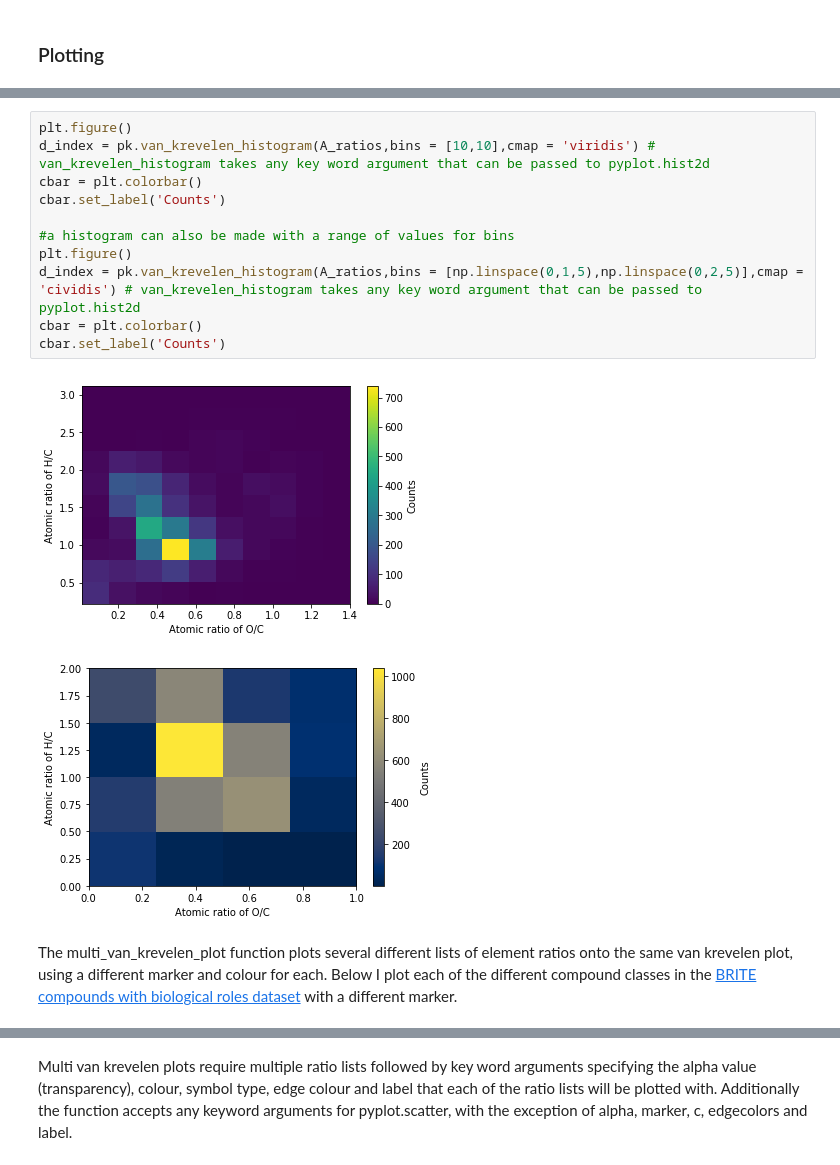
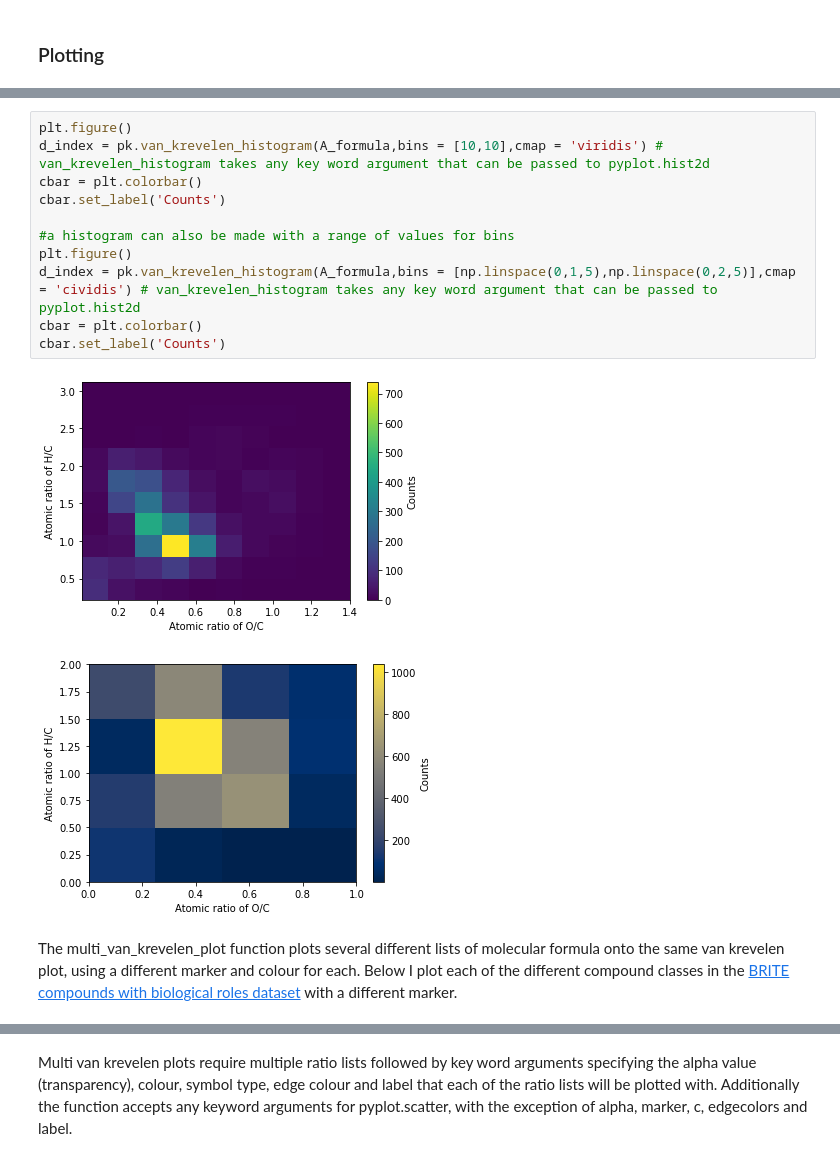
Before and after one commit to Kzra/pykrev, a Jupyter notebook: docs/PyKrev User Guide.ipynb, the cells around one changed output, grey strips where cells are left out. Cells and saved outputs as stored; diff of their text form.

```diff
--- a/docs/PyKrev User Guide.ipynb
+++ b/docs/PyKrev User Guide.ipynb
@@ -128,18 +132,18 @@ We can also make 2d histograms based on lists of element ratios using van_krevel
 # %%
 plt.figure()
-d_index = pk.van_krevelen_histogram(A_ratios,bins = [10,10],cmap = 'viridis') # van_krevelen_histogram takes any key word argument that can be passed to pyplot.hist2d
+d_index = pk.van_krevelen_histogram(A_formula,bins = [10,10],cmap = 'viridis') # van_krevelen_histogram takes any key word argument that can be passed to pyplot.hist2d
 cbar = plt.colorbar()
 cbar.set_label('Counts')
 
 #a histogram can also be made with a range of values for bins
 plt.figure()
-d_index = pk.van_krevelen_histogram(A_ratios,bins = [np.linspace(0,1,5),np.linspace(0,2,5)],cmap = 'cividis') # van_krevelen_histogram takes any key word argument that can be passed to pyplot.hist2d
+d_index = pk.van_krevelen_histogram(A_formula,bins = [np.linspace(0,1,5),np.linspace(0,2,5)],cmap = 'cividis') # van_krevelen_histogram takes any key word argument that can be passed to pyplot.hist2d
 cbar = plt.colorbar()
 cbar.set_label('Counts')
 # %% [output]
-[figure, old version]
+[figure, new version]
 [figure]
 # %% [markdown]
-The multi_van_krevelen_plot function plots several different lists of element ratios onto the same van krevelen plot, using a different marker and colour for each. Below I plot each of the different compound classes in the [BRITE compounds with biological roles dataset](https://www.genome.jp/kegg-bin/get_htext?br08001.keg) with a different marker.
+The multi_van_krevelen_plot function plots several different lists of molecular formula onto the same van krevelen plot, using a different marker and colour for each. Below I plot each of the different compound classes in the [BRITE compounds with biological roles dataset](https://www.genome.jp/kegg-bin/get_htext?br08001.keg) with a different marker.
 # %%
 #Specific analysis of compound classes in the brite dataset
```
Also changed, not shown: parts of 31 cells of this notebook, 28 other files.
